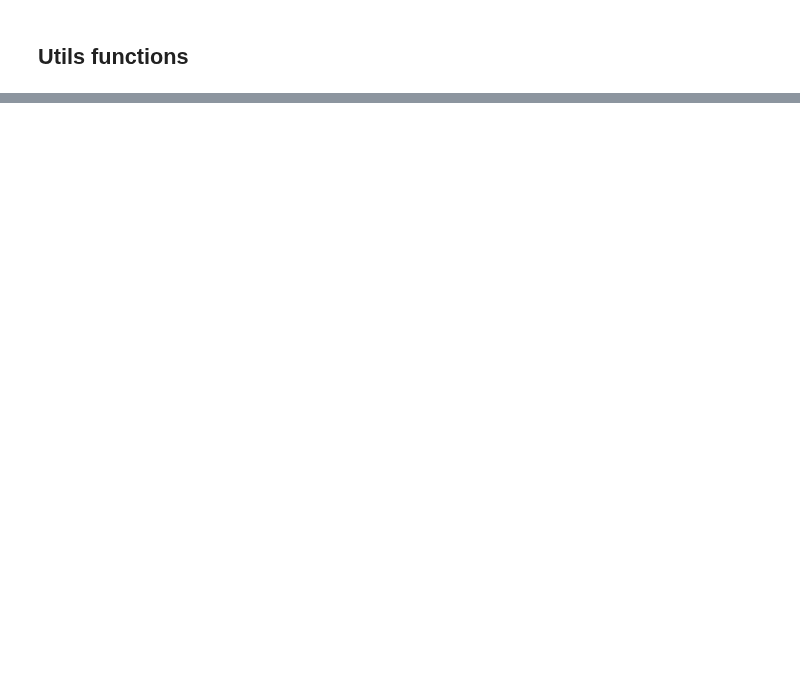
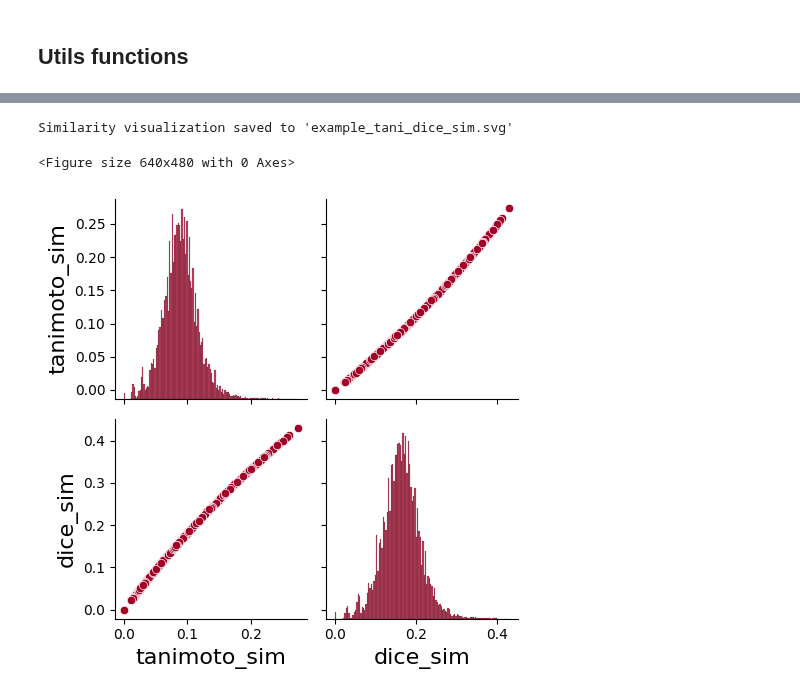
Before and after one commit to LorenzoBioinfo/DrugDiscoveryML, a Jupyter notebook: VirtualScreening_Alzheimer.ipynb, the cells around one changed output, grey strips where cells are left out. Drawn from its saved outputs; the diff is of its cells as text; code cells hidden in the pictures; blank space fills up the shorter version.

```diff
--- a/VirtualScreening_Alzheimer.ipynb
+++ b/VirtualScreening_Alzheimer.ipynb
@@ -481,0 +999,3 @@ Failed to load the library. Please check the file path and format.
+# %%
+df_library_glaxo, df_library_removed = apply_glaxo_filter(specs_ro5_pains_brenk_compliant, smiles_col='SMILES')
+df_library_glaxo.to_csv('data/coconut_glaxo_filtered.csv', index=False)
@@ -481,0 +1195,2 @@ Failed to load the library. Please check the file path and format.
+# %%
+df_ref_actives = smiles_to_mol(df_ref_actives)
@@ -481,0 +1200,2 @@ Failed to load the library. Please check the file path and format.
+# %%
+df_ref_actives, df_ref_col = generate_morgan_fingerprints(df_ref_actives)
@@ -481,0 +1327,70 @@ Failed to load the library. Please check the file path and format.
+# %%
+def visualize_similarity_extremes(df, sim_col, sim_col_2=None, n=3):
+    """
+    Visualize molecules with highest and lowest similarity scores.
+
+    Parameters:
+    -----------
+    df : pandas.DataFrame
+        DataFrame containing molecules and similarity scores
+    sim_col : str
+        Name of the similarity score column
+    sim_col_2 : str
+        Name of a second similarity score column (optional)
+    n : int
+        Number of molecules to show from each extreme
+
+    Returns:
+    --------
+    rdkit.Chem.Draw._MolsToGridImage
+        Grid image of molecules
+    """
+    # Order by similarity
+    df_ordered = df.sort_values([sim_col], ascending=False).reset_index(drop=True)
+
+    # Get highest and lowest similarity molecules
+    extremes = pd.concat([df_ordered[:n], df_ordered.dropna()[-n:]])
+
+    # Create legends
+    if sim_col_2:
+        legend_text = [f"Tani: {x:.2f}\tDice: {y:.2f}" for x, y in
+                      zip(extremes[sim_col], extremes[sim_col_2])]
+    else:
+        legend_text = [f"{x:.2f}" for x in extremes[sim_col]]
+
+    # Create the visualization
+    img = Draw.MolsToGridImage(
+        extremes.mol,
+        molsPerRow=n,
+        legends=legend_text,
+        useSVG=True,
+        drawOptions=rdkit_drawing_options
+    )
+
+    return img
+
+# Visualize similarity extremes if we have similarity scores
+if 'specs_filtered' in locals() and 'tanimoto_sim' in specs_filtered.columns:
+    sim_img = visualize_similarity_extremes(
+        specs_filtered,
+        sim_col="tanimoto_sim",
+        sim_col_2="dice_sim",
+        n=3
+    )
+    display(sim_img)
+
+    # Save the visualization
+    with open("example_tani_dice_sim.svg", "w") as f:
+        f.write(sim_img.data)
+    print("Similarity visualization saved to 'example_tani_dice_sim.svg'")
+
+    # Visualize the relationship between Tanimoto and Dice similarity
+    plt.figure()
+    sns.pairplot(specs_filtered[["tanimoto_sim", "dice_sim"]])
+
+    plt.tight_layout()
+
+    # Save the figure
+    plt.savefig('sim_pairplot.png', bbox_inches='tight', dpi=600)
+    plt.savefig('sim_pairplot.pdf', bbox_inches='tight', dpi=600)
+# %% [output]
@@ -481,0 +1398,3 @@ Failed to load the library. Please check the file path and format.
+Similarity visualization saved to 'example_tani_dice_sim.svg'
+<Figure size 640x480 with 0 Axes>
+[figure, added]
```
Also changed, not shown: parts of 69 cells of this notebook.
